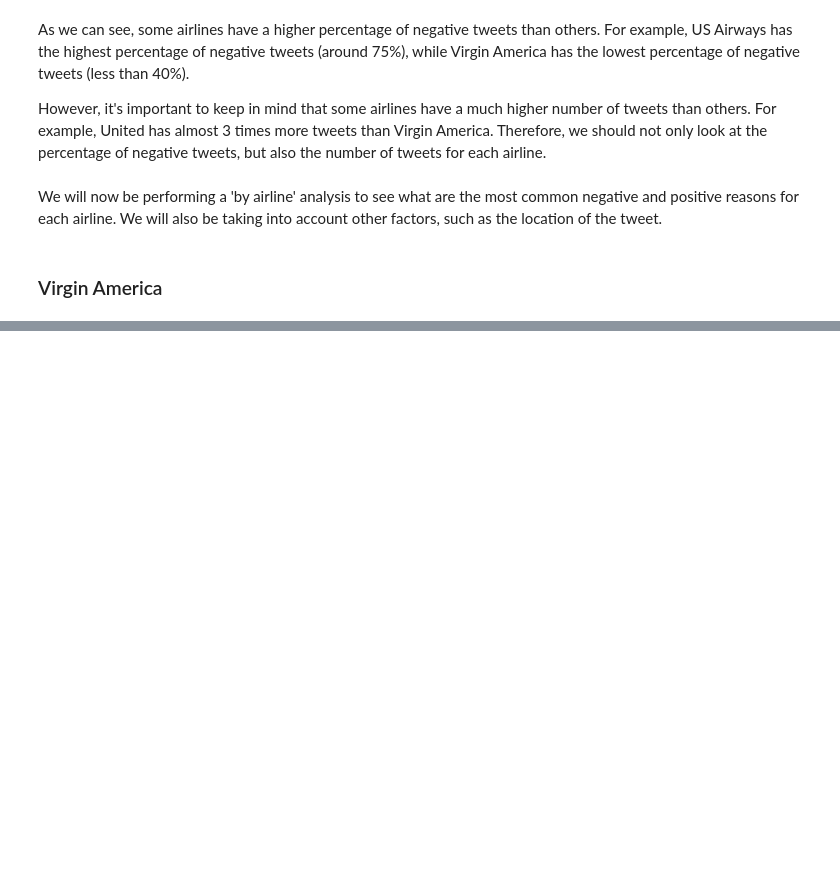
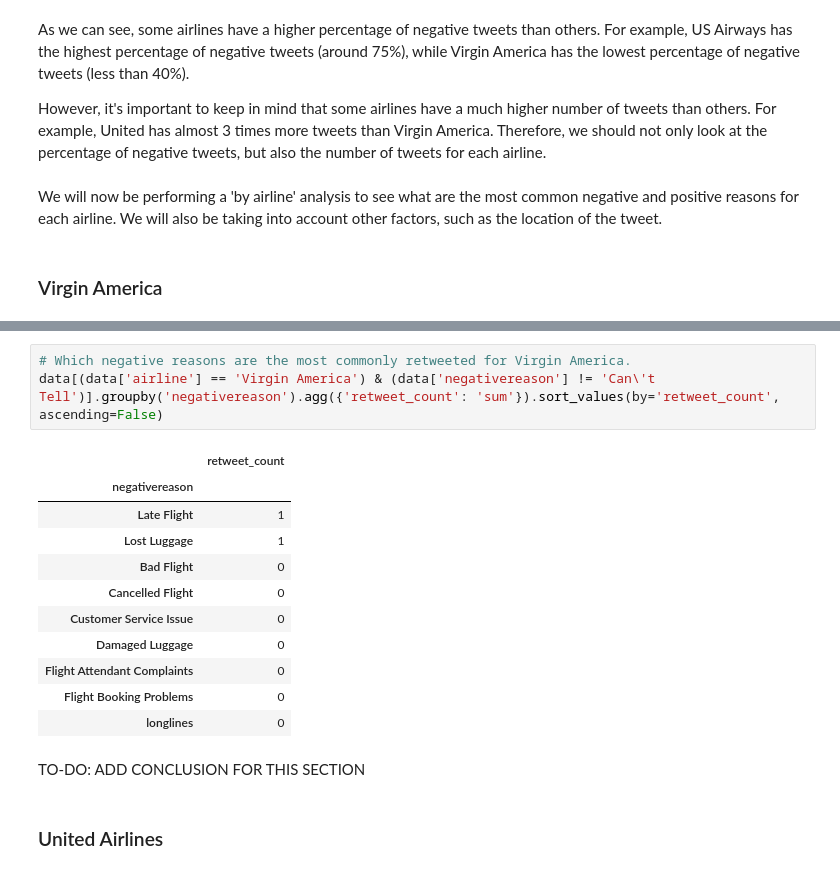
Before and after one commit to scuellaralmagro/airline-sentiment-analysis, a Jupyter notebook: tweets_EDA.ipynb, the cells around one changed output, grey strips where cells are left out. Saved outputs shown, nothing was run; the diff lists cells and outputs as text; blank space fills up the shorter version.

Commit message:
Update EDA Section

```diff
--- a/tweets_EDA.ipynb
+++ b/tweets_EDA.ipynb
@@ -513,0 +579,19 @@ Text(0.5, 1.0, 'Virgin America')
+# %%
+# Which negative reasons are the most commonly retweeted for Virgin America.
+data[(data['airline'] == 'Virgin America') & (data['negativereason'] != 'Can\'t Tell')].groupby('negativereason').agg({'retweet_count': 'sum'}).sort_values(by='retweet_count', ascending=False)
+# %% [output]
+|  | retweet_count |
+| negativereason |  |
+| Late Flight | 1 |
+| Lost Luggage | 1 |
+| Bad Flight | 0 |
+| Cancelled Flight | 0 |
+| Customer Service Issue | 0 |
+| Damaged Luggage | 0 |
+| Flight Attendant Complaints | 0 |
+| Flight Booking Problems | 0 |
+| longlines | 0 |
+# %% [markdown]
+TO-DO: ADD CONCLUSION FOR THIS SECTION
+# %% [markdown]
+### United Airlines
```
Also changed, not shown: parts of 5 cells of this notebook.
